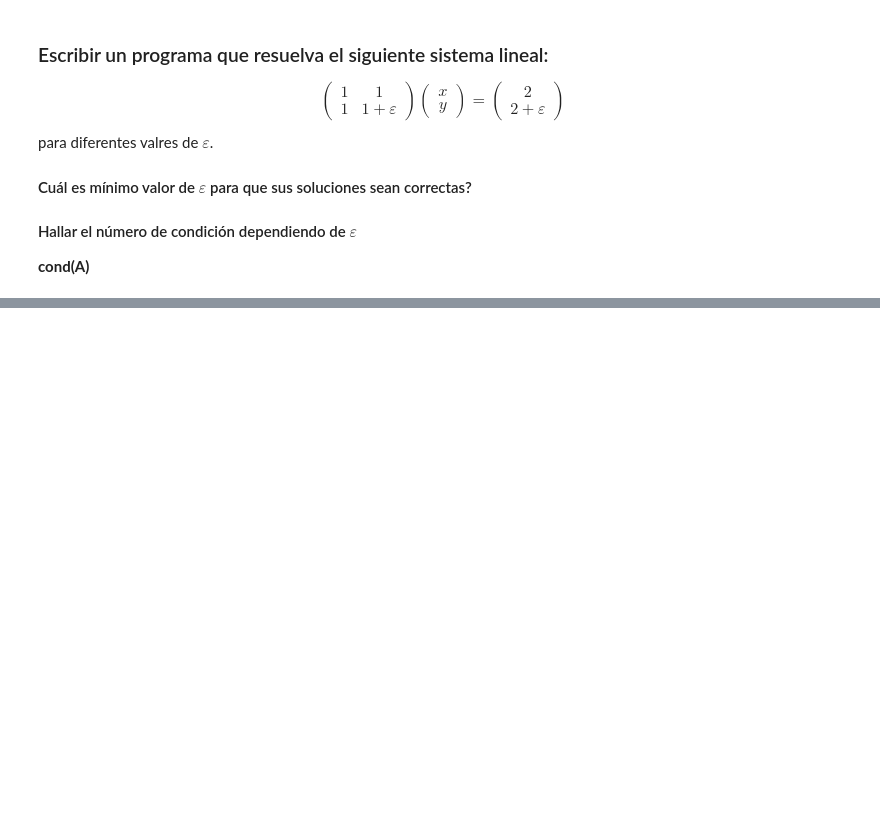
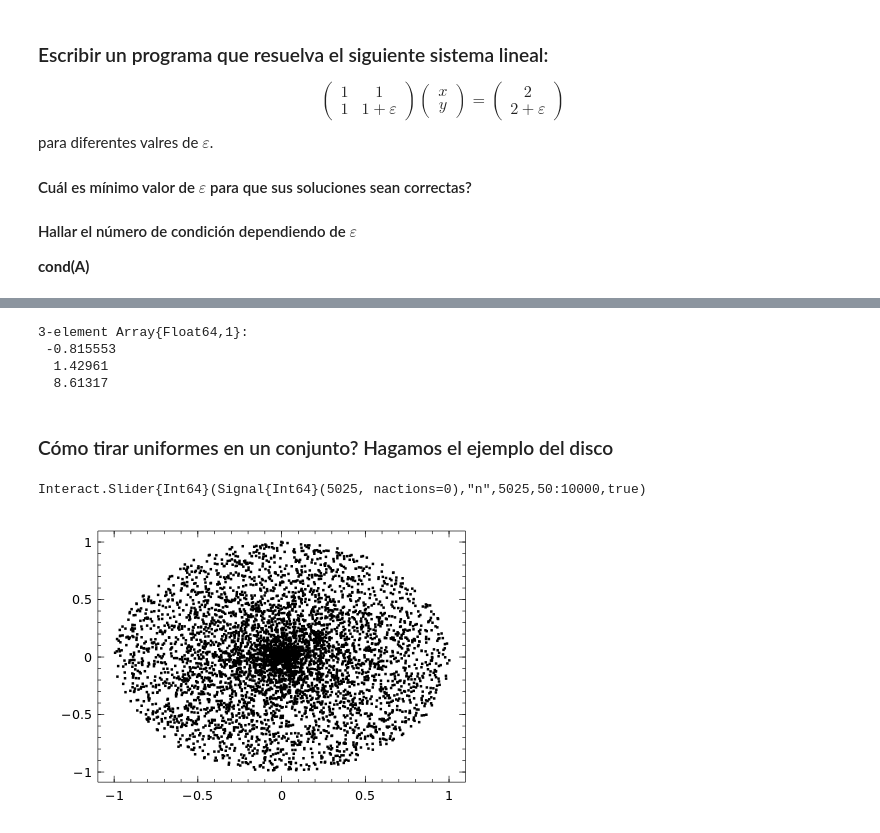
Before and after one commit to diegoax/ALN-2016, a Jupyter notebook: Introduccion_al_Julia/Clase4-Algebra_Lineal.ipynb, the cells around one changed output, grey strips where cells are left out. Cells and saved outputs as stored; diff of their text form; code cells hidden in the pictures; blank space fills up the shorter version.

```diff
--- a/Introduccion_al_Julia/Clase4-Algebra_Lineal.ipynb
+++ b/Introduccion_al_Julia/Clase4-Algebra_Lineal.ipynb
@@ -115,0 +154,24 @@ A\b
+# %%
+f(x) = exp(x) - x^4
+## bracketing
+fzero(f, [8, 9])        # 8.613169456441398
+fzero(f, -10, 0)        # -0.8155534188089606
+fzeros(f, -10, 10)      # -0.815553, 1.42961  and 8.6131
+# %% [output]
+3-element Array{Float64,1}:
+ -0.815553
+  1.42961
+  8.61317
+# %% [markdown]
+### Cómo tirar uniformes en un conjunto? Hagamos el ejemplo del disco
+# %%
+@manipulate for n=50:10000
+    rho=rand(n)
+    tita=2*pi*rand(n)
+    R=rho.*cos(tita)
+    I=rho.*sin(tita)
+    plot(R,I,".")
+end
+# %% [output]
+Interact.Slider{Int64}(Signal{Int64}(5025, nactions=0),"n",5025,50:10000,true)
+[figure, added]
```
Also changed, not shown: parts of 24 cells of this notebook, 1 other file.
